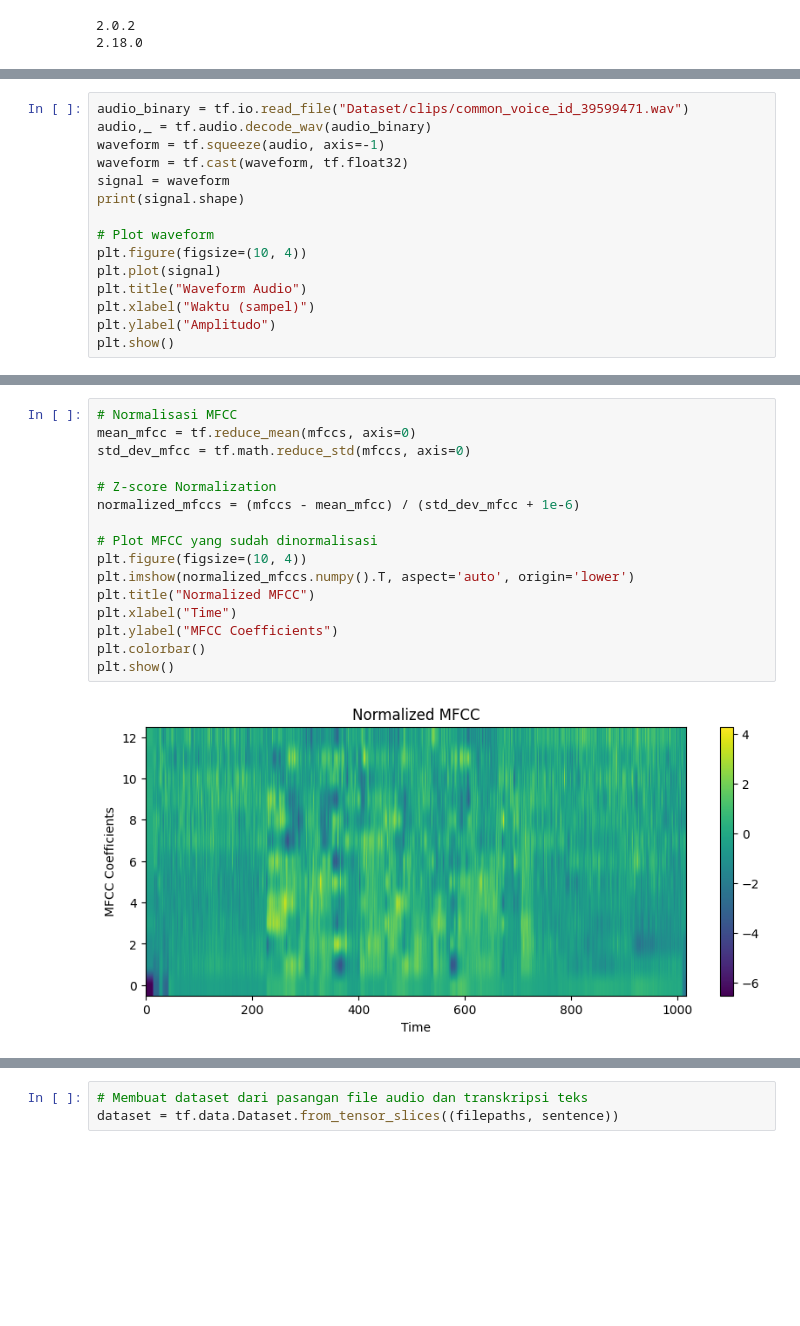
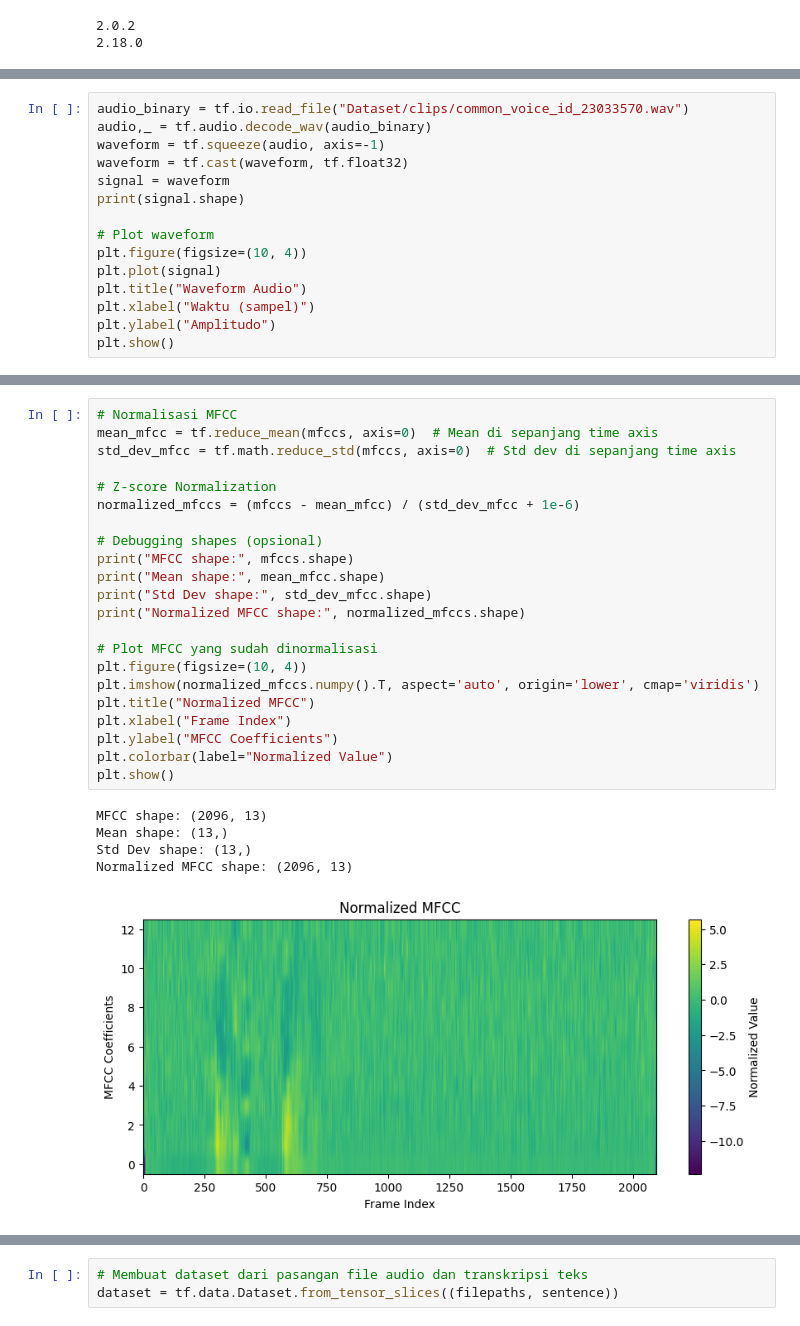
Before and after one commit to InstaHelp-CapstoneProject/MachineLearning, a Jupyter notebook: speech_to_text.ipynb, the cells around one changed output, grey strips where cells are left out. Drawn from its saved outputs; the diff is of its cells as text; blank space fills up the shorter version.

```diff
--- a/speech_to_text.ipynb
+++ b/speech_to_text.ipynb
@@ -55,5 +64,5 @@ transcripts.head()
 # %%
-audio_binary = tf.io.read_file("Dataset/clips/common_voice_id_39599471.wav")
+audio_binary = tf.io.read_file("Dataset/clips/common_voice_id_23033570.wav")
 audio,_ = tf.audio.decode_wav(audio_binary)
 waveform = tf.squeeze(audio, axis=-1)
 waveform = tf.cast(waveform, tf.float32)
@@ -105,21 +125,31 @@ plt.show()
 # %%
 # Normalisasi MFCC
-mean_mfcc = tf.reduce_mean(mfccs, axis=0)
-std_dev_mfcc = tf.math.reduce_std(mfccs, axis=0)
+mean_mfcc = tf.reduce_mean(mfccs, axis=0)  # Mean di sepanjang time axis
+std_dev_mfcc = tf.math.reduce_std(mfccs, axis=0)  # Std dev di sepanjang time axis
 
 # Z-score Normalization
 normalized_mfccs = (mfccs - mean_mfcc) / (std_dev_mfcc + 1e-6)
 
+# Debugging shapes (opsional)
+print("MFCC shape:", mfccs.shape)
+print("Mean shape:", mean_mfcc.shape)
+print("Std Dev shape:", std_dev_mfcc.shape)
+print("Normalized MFCC shape:", normalized_mfccs.shape)
+
 # Plot MFCC yang sudah dinormalisasi
 plt.figure(figsize=(10, 4))
-plt.imshow(normalized_mfccs.numpy().T, aspect='auto', origin='lower')
+plt.imshow(normalized_mfccs.numpy().T, aspect='auto', origin='lower', cmap='viridis')
 plt.title("Normalized MFCC")
-plt.xlabel("Time")
+plt.xlabel("Frame Index")
 plt.ylabel("MFCC Coefficients")
-plt.colorbar()
+plt.colorbar(label="Normalized Value")
 plt.show()
 # %% [output]
+MFCC shape: (2096, 13)
+Mean shape: (13,)
+Std Dev shape: (13,)
+Normalized MFCC shape: (2096, 13)
-[figure, old version]
+[figure, new version]
 # %%
 # Membuat 4 subplot dengan ukuran figure 20x10
 fig, axis = plt.subplots(4, figsize=(20, 10))
```
Also changed, not shown: parts of 26 cells of this notebook, 1 other file.
